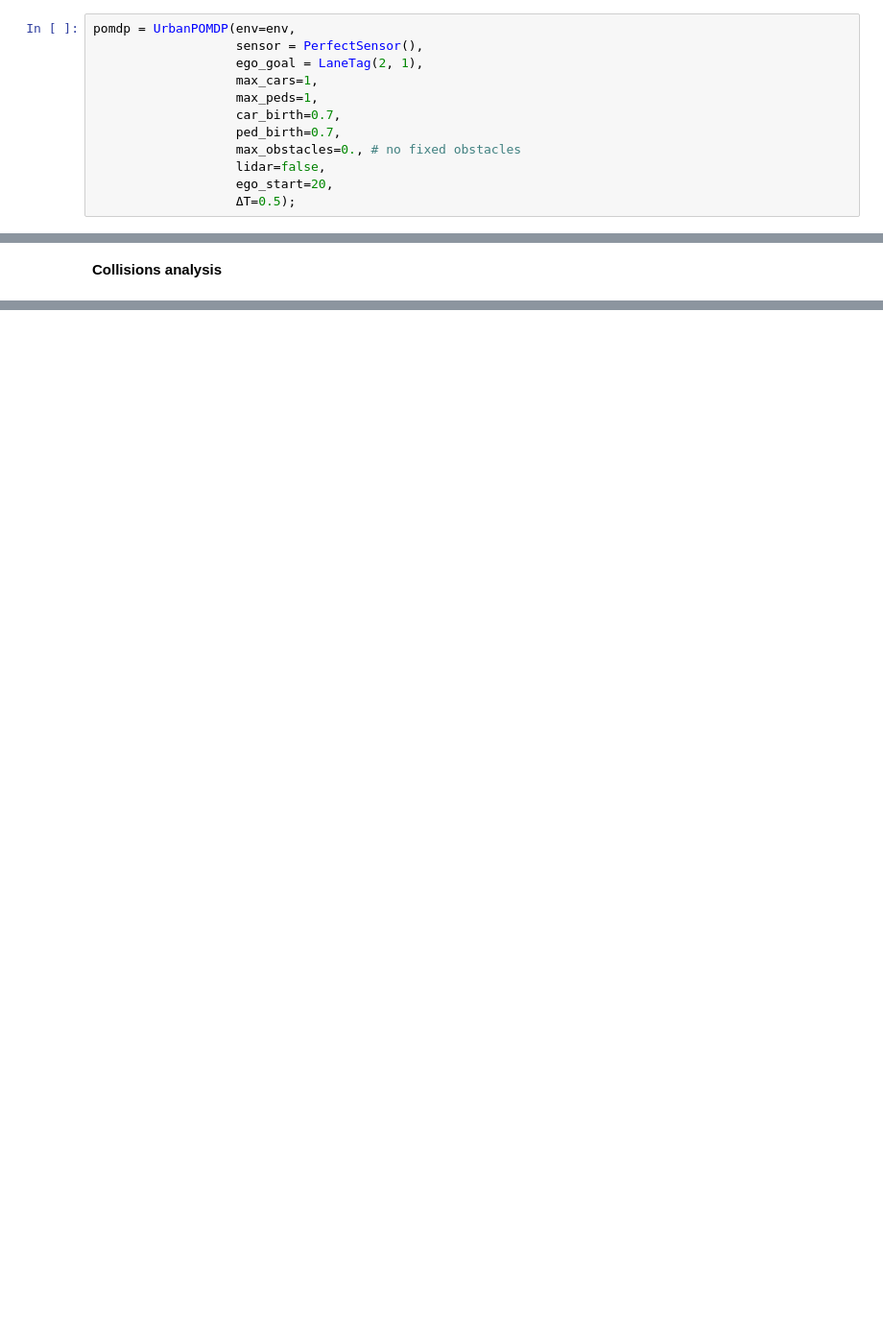
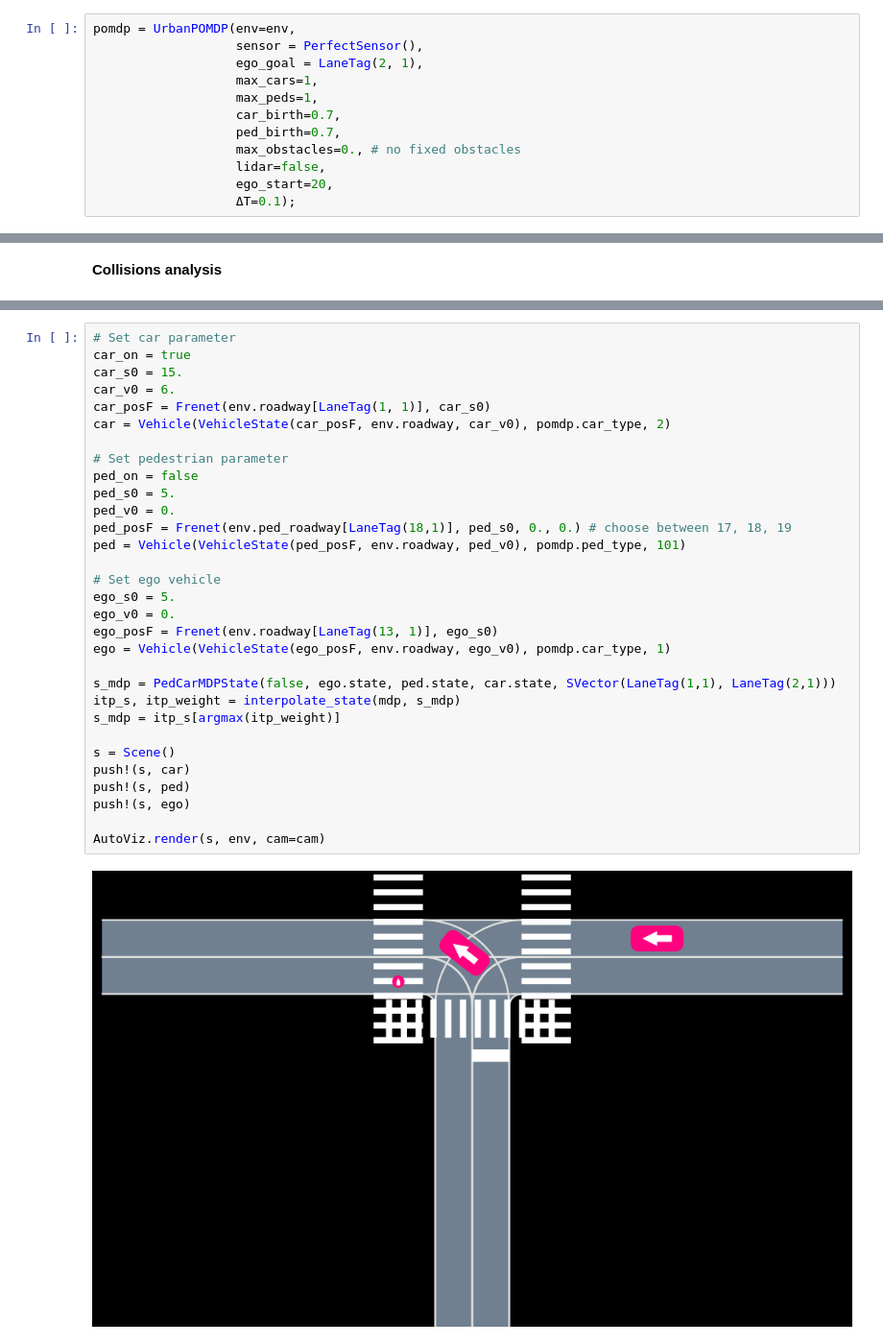
Before and after one commit to sisl/AutomotiveSafeRL, a Jupyter notebook: notebooks/pedcar_mdp.ipynb, the cells around one changed output, grey strips where cells are left out. Shown at 96% size. Saved outputs shown, nothing was run; the diff lists cells and outputs as text; blank space fills up the shorter version.

```diff
--- a/notebooks/pedcar_mdp.ipynb
+++ b/notebooks/pedcar_mdp.ipynb
@@ -94,7 +95,7 @@ pomdp = UrbanPOMDP(env=env,
                    max_obstacles=0., # no fixed obstacles
                    lidar=false,
                    ego_start=20,
-                   ΔT=0.5);
+                   ΔT=0.1);
 # %% [markdown]
 ## Load policies
 # %%
@@ -226,0 +327,33 @@ UndefVarError: UndefVarError: policy not defined
+# %%
+# Set car parameter
+car_on = true
+car_s0 = 15.
+car_v0 = 6.
+car_posF = Frenet(env.roadway[LaneTag(1, 1)], car_s0)
+car = Vehicle(VehicleState(car_posF, env.roadway, car_v0), pomdp.car_type, 2)
+
+# Set pedestrian parameter
+ped_on = false
+ped_s0 = 5.
+ped_v0 = 0.
+ped_posF = Frenet(env.ped_roadway[LaneTag(18,1)], ped_s0, 0., 0.) # choose between 17, 18, 19
+ped = Vehicle(VehicleState(ped_posF, env.roadway, ped_v0), pomdp.ped_type, 101)
+
+# Set ego vehicle
+ego_s0 = 5.
+ego_v0 = 0.
+ego_posF = Frenet(env.roadway[LaneTag(13, 1)], ego_s0)
+ego = Vehicle(VehicleState(ego_posF, env.roadway, ego_v0), pomdp.car_type, 1)
+
+s_mdp = PedCarMDPState(false, ego.state, ped.state, car.state, SVector(LaneTag(1,1), LaneTag(2,1)))
+itp_s, itp_weight = interpolate_state(mdp, s_mdp)
+s_mdp = itp_s[argmax(itp_weight)]
+
+s = Scene()
+push!(s, car)
+push!(s, ped)
+push!(s, ego)
+
+AutoViz.render(s, env, cam=cam)
+# %% [output]
+[figure, added]
```
Also changed, not shown: parts of 31 cells of this notebook, 13 other files.
